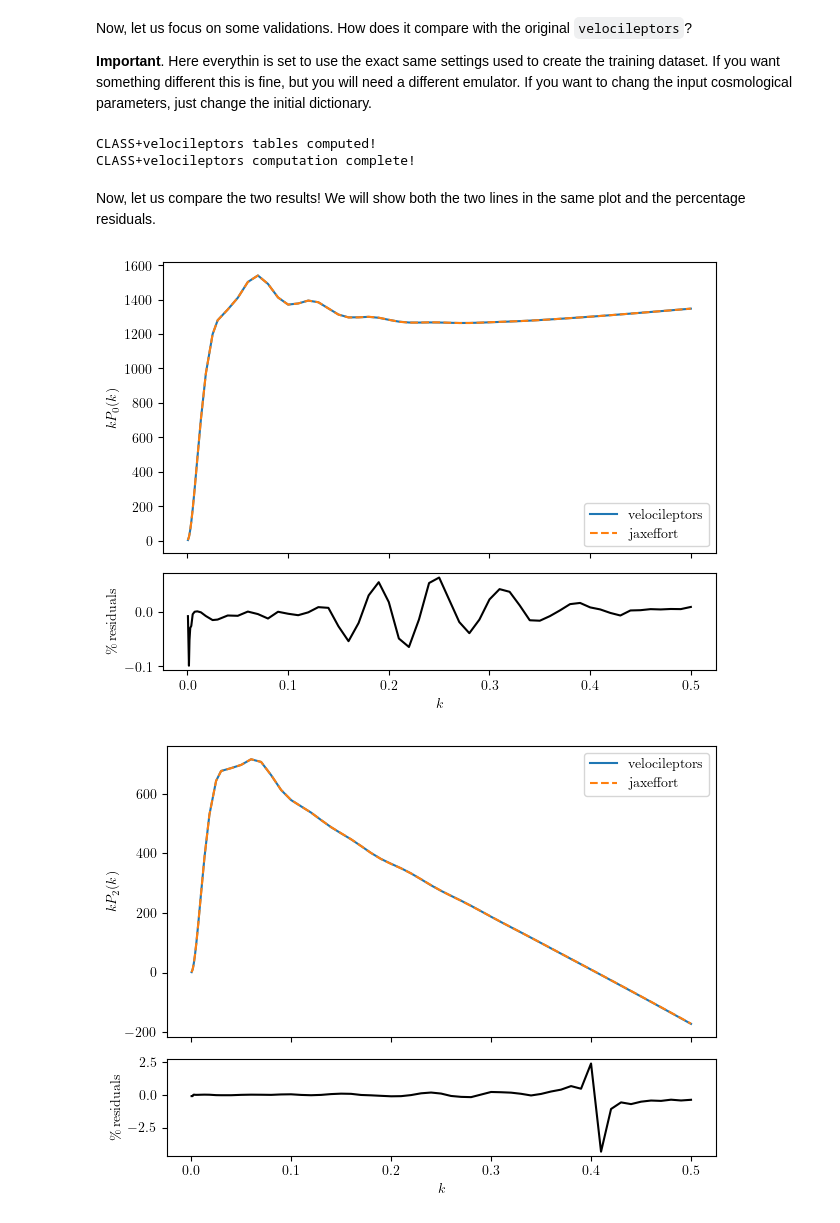
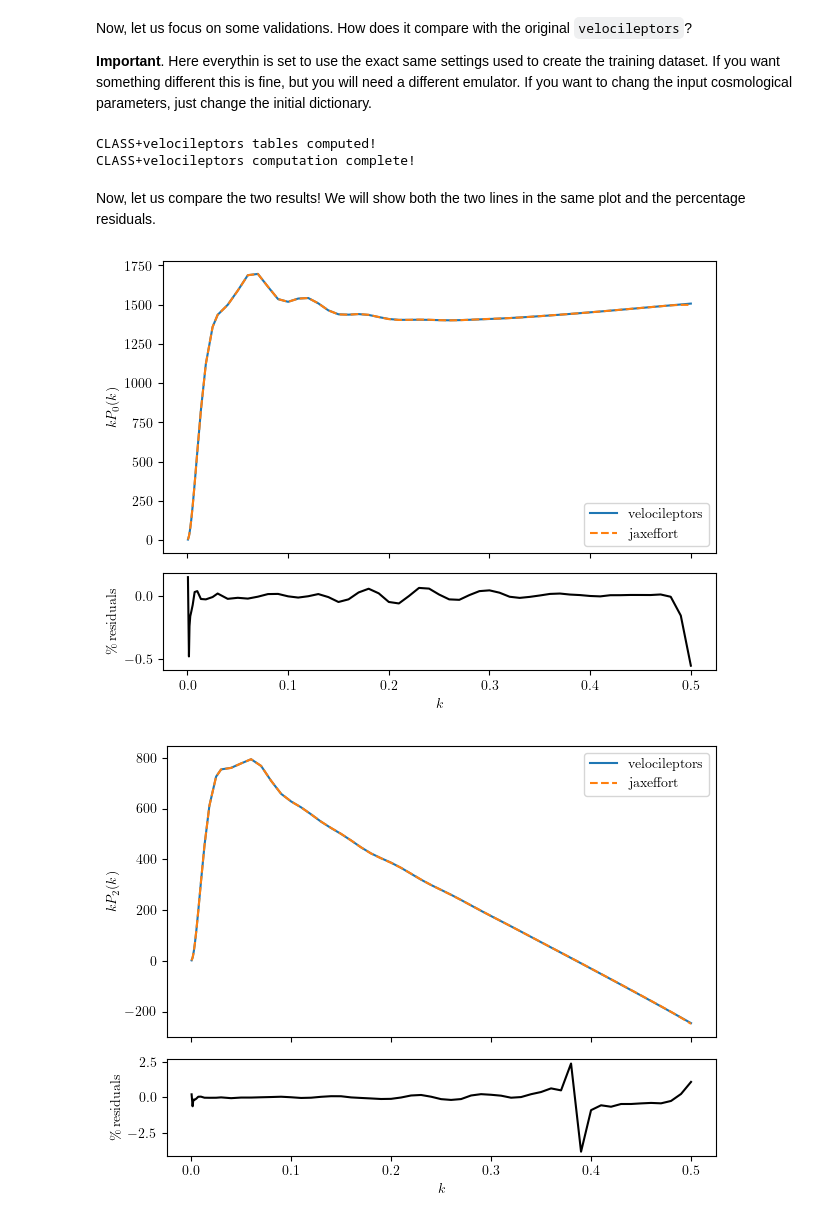
Before and after one commit to CosmologicalEmulators/jaxeffort, a Jupyter notebook: notebooks/jaxeffort_velocileptors_lpt.ipynb, the cells around one changed output. Cells and saved outputs as stored; diff of their text form; code cells hidden in the pictures.

```diff
--- a/notebooks/jaxeffort_velocileptors_lpt.ipynb
+++ b/notebooks/jaxeffort_velocileptors_lpt.ipynb
@@ -83,7 +68,7 @@ cosmo_dict = {
 }
 
 
-cosmo = jaxeffort.W0WaCDMCosmology(
+cosmo = jaxeffort.w0waCDMCosmology(
             ln10As=cosmo_dict["ln10As"],
             ns=cosmo_dict["ns"],
             h=cosmo_dict["H0"]/100,
@@ -208,62 +191,68 @@ plin = np.array([M.pk_cb(k * M.h(), z) * M.h()**3 for k in konh])
 kv = np.concatenate(([0.0005,],
                      np.logspace(np.log10(0.0015), np.log10(0.025), 10, endpoint=True),
                      np.arange(0.03, 0.51, 0.01)))
-
-# Initialize LPT_RSD and compute tables
-PT = LPT_RSD(konh, plin, kIR=0.2, use_Pzel=False,
-             cutoff=10, extrap_min=-4, extrap_max=3, N=2000, threads=1, jn=5)
-
-PT.make_pltable(f, kv=kv, apar=1.0, aperp=1.0, ngauss=3)
-
-# Extract tables (basis functions)
-p0ktable = PT.p0ktable
-p2ktable = PT.p2ktable
-p4ktable = PT.p4ktable
-
-print(f"CLASS+velocileptors tables computed!")
-
-# Bias parameters: [b1, b2, bs, b3, alpha0, alpha2, alpha4, alpha6, sn0, sn2, sn4]
-
-# Combine bias terms to get final multipoles
-k, P0_velocileptors, P2_velocileptors, P4_velocileptors = PT.combine_bias_terms_pkell(b)
-print(f"CLASS+velocileptors computation complete!")
-# %% [output]
-CLASS+velocileptors tables computed!
-CLASS+velocileptors computation complete!
+# %%
+# Initialize LPT_RSD and compute tables
+PT = LPT_RSD(konh, plin, kIR=0.2, use_Pzel=False,
+             cutoff=10, extrap_min=-4, extrap_max=3, N=2000, threads=1, jn=5)
+
+#these can be easily changed or retrieved from CLASS once a fiducial cosmology is defined
+qpar = 0.95
+qperp = 0.95
+
+PT.make_pltable(f, kv=kv, apar=qpar, aperp=qperp, ngauss=3)
+
+# Extract tables (basis functions)
+p0ktable = PT.p0ktable
+p2ktable = PT.p2ktable
+p4ktable = PT.p4ktable
+
+print(f"CLASS+velocileptors tables computed!")
+
+# Bias parameters: [b1, b2, bs, b3, alpha0, alpha2, alpha4, alpha6, sn0, sn2, sn4]
+
+# Combine bias terms to get final multipoles
+k, P0_velocileptors, P2_velocileptors, P4_velocileptors = PT.combine_bias_terms_pkell(b)
+print(f"CLASS+velocileptors computation complete!")
+# %% [output]
+CLASS+velocileptors tables computed!
+CLASS+velocileptors computation complete!
 # %%
 # Compare emulator vs CLASS+PyBird
 # Compute with emulator
 P0_emu = P0.get_Pl(θ, b, D)
 P2_emu = P2.get_Pl(θ, b, D)
 P4_emu = P4.get_Pl(θ, b, D)
+
+P0_AP, P2_AP, P4_AP = jaxeffort.apply_AP(k, k, P0_emu, P2_emu, P4_emu, qpar, qperp)
 # %% [markdown]
 Now, let us compare the two results! We will show both the two lines in the same plot and the percentage residuals.
 # %%
-ratio  = P0_velocileptors / P0_emu
+ratio  = P0_velocileptors / P0_AP
 
 fig, (ax_top, ax_bot) = plt.subplots(
     2, 1,
     sharex=True,
     gridspec_kw={"height_ratios": [3, 1]},  # top three times taller
 )
 
 # ─── Top panel: power spectra ────────────────────────────────
 ax_top.plot(k, k*P0_velocileptors, label=r'$\mathrm{velocileptors}$')
-ax_top.plot(k, k*P0_emu, label=r'$\mathrm{jaxeffort}$', linestyle ="--")
+ax_top.plot(k, k*P0_AP, label=r'$\mathrm{jaxeffort}$', linestyle ="--")
 ax_top.set_ylabel(r'$kP_0(k)$')
 ax_top.legend()
 
 # ─── Bottom panel: ratio ─────────────────────────────────────
 ax_bot.plot(k, 100*(1-ratio), color='k')
 ax_bot.set_xlabel(r'$k$')
 ax_bot.set_ylabel(r'$\%\,\mathrm{residuals}$')
 
 plt.tight_layout()
 plt.show()
 # %% [output]
-[figure, old version]
+[figure, new version]
 # %%
-ratio  = P2_velocileptors / P2_emu
+ratio  = P2_velocileptors / P2_AP
 
 fig, (ax_top, ax_bot) = plt.subplots(
     2, 1,
@@ -273,7 +262,7 @@ fig, (ax_top, ax_bot) = plt.subplots(
 
 # ─── Top panel: power spectra ────────────────────────────────
 ax_top.plot(k, k*P2_velocileptors, label=r'$\mathrm{velocileptors}$')
-ax_top.plot(k, k*P2_emu, label=r'$\mathrm{jaxeffort}$', linestyle ="--")
+ax_top.plot(k, k*P2_AP, label=r'$\mathrm{jaxeffort}$', linestyle ="--")
 ax_top.set_ylabel(r'$kP_2(k)$')
 ax_top.legend()
 
@@ -285,5 +274,5 @@ ax_bot.set_ylabel(r'$\%\,\mathrm{residuals}$')
 plt.tight_layout()
 plt.show()
 # %% [output]
-[figure, old version]
+[figure, new version]
 # %%
```
Also changed, not shown: parts of 9 cells of this notebook, 3 other files.
